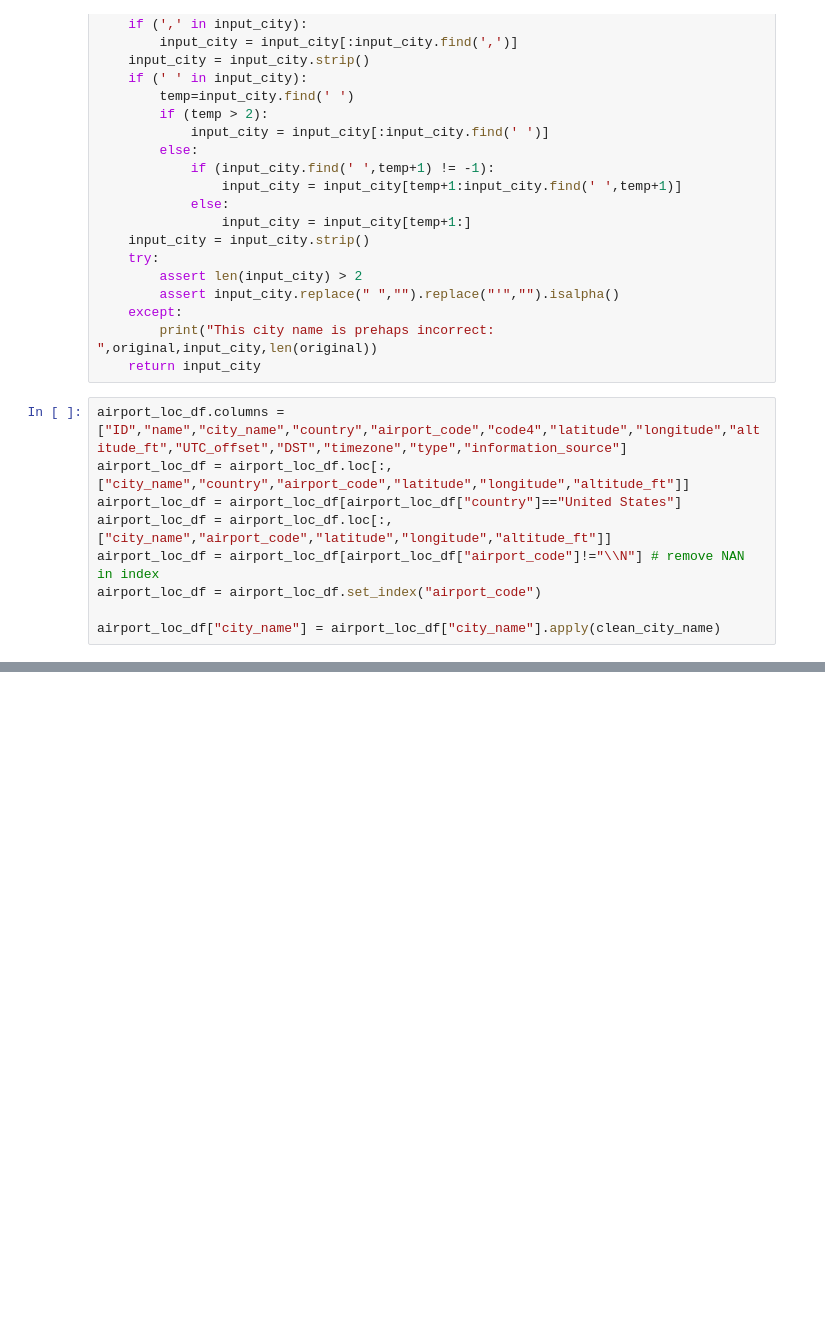
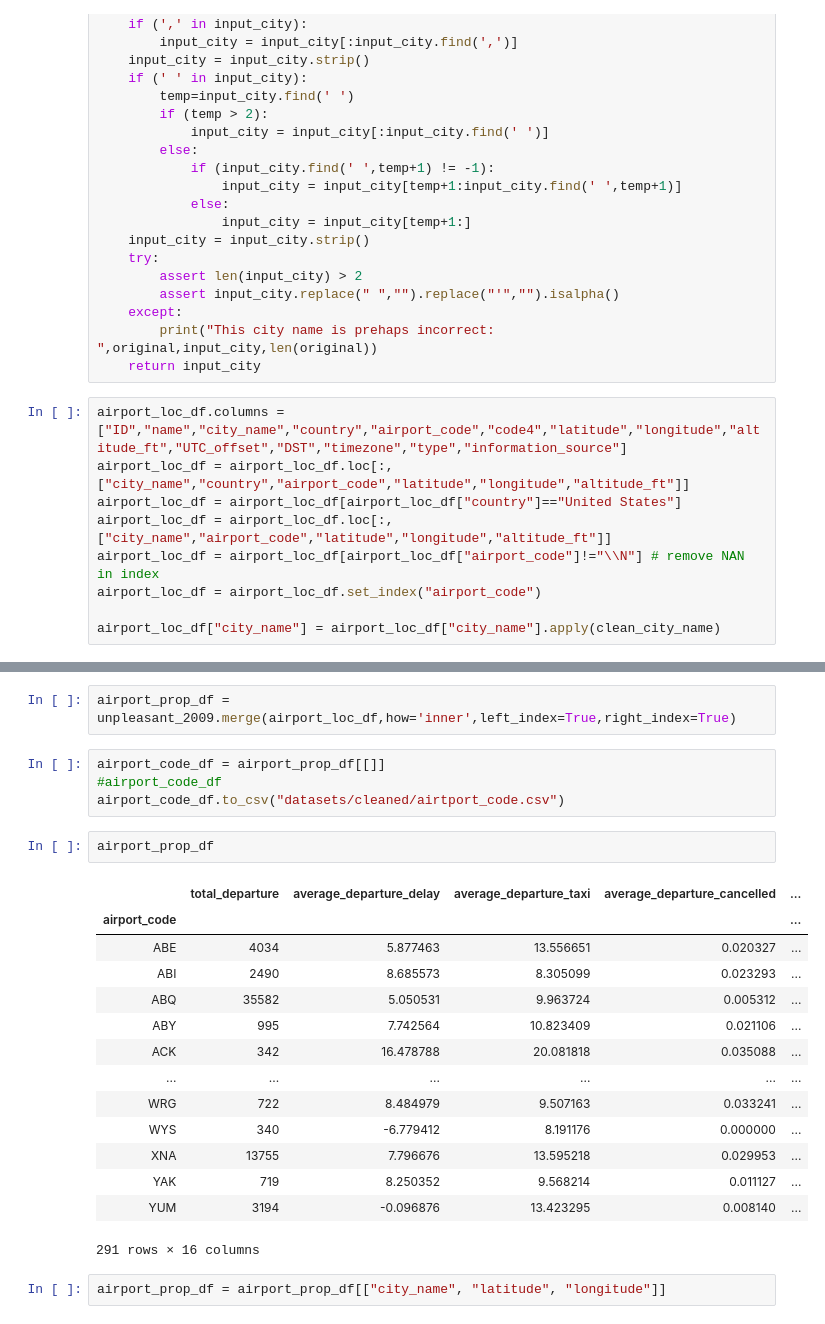
Before and after one commit to didyxdi/COGS108_final_project, a Jupyter notebook: merged_til_data_cleaning.ipynb, the cells around one changed output, grey strips where cells are left out. Cells and saved outputs as stored; diff of their text form; blank space fills up the shorter version.

```diff
--- a/merged_til_data_cleaning.ipynb
+++ b/merged_til_data_cleaning.ipynb
@@ -169,0 +228,25 @@ airport_loc_df.to_csv("datasets/cleaned/airport_loc.csv")
+# %%
+airport_prop_df = unpleasant_2009.merge(airport_loc_df,how='inner',left_index=True,right_index=True)
+# %%
+airport_code_df = airport_prop_df[[]]
+#airport_code_df
+airport_code_df.to_csv("datasets/cleaned/airtport_code.csv")
+# %%
+airport_prop_df
+# %% [output]
+|  | total_departure | average_departure_delay | average_departure_taxi | average_departure_cancelled | ... |
+| airport_code |  |  |  |  | ... |
+| ABE | 4034 | 5.877463 | 13.556651 | 0.020327 | ... |
+| ABI | 2490 | 8.685573 | 8.305099 | 0.023293 | ... |
+| ABQ | 35582 | 5.050531 | 9.963724 | 0.005312 | ... |
+| ABY | 995 | 7.742564 | 10.823409 | 0.021106 | ... |
+| ACK | 342 | 16.478788 | 20.081818 | 0.035088 | ... |
+| ... | ... | ... | ... | ... | ... |
+| WRG | 722 | 8.484979 | 9.507163 | 0.033241 | ... |
+| WYS | 340 | -6.779412 | 8.191176 | 0.000000 | ... |
+| XNA | 13755 | 7.796676 | 13.595218 | 0.029953 | ... |
+| YAK | 719 | 8.250352 | 9.568214 | 0.011127 | ... |
+| YUM | 3194 | -0.096876 | 13.423295 | 0.008140 | ... |
+291 rows × 16 columns
+# %%
+airport_prop_df = airport_prop_df[["city_name", "latitude", "longitude"]]
```
Also changed, not shown: parts of 17 cells of this notebook, 3 other files.
